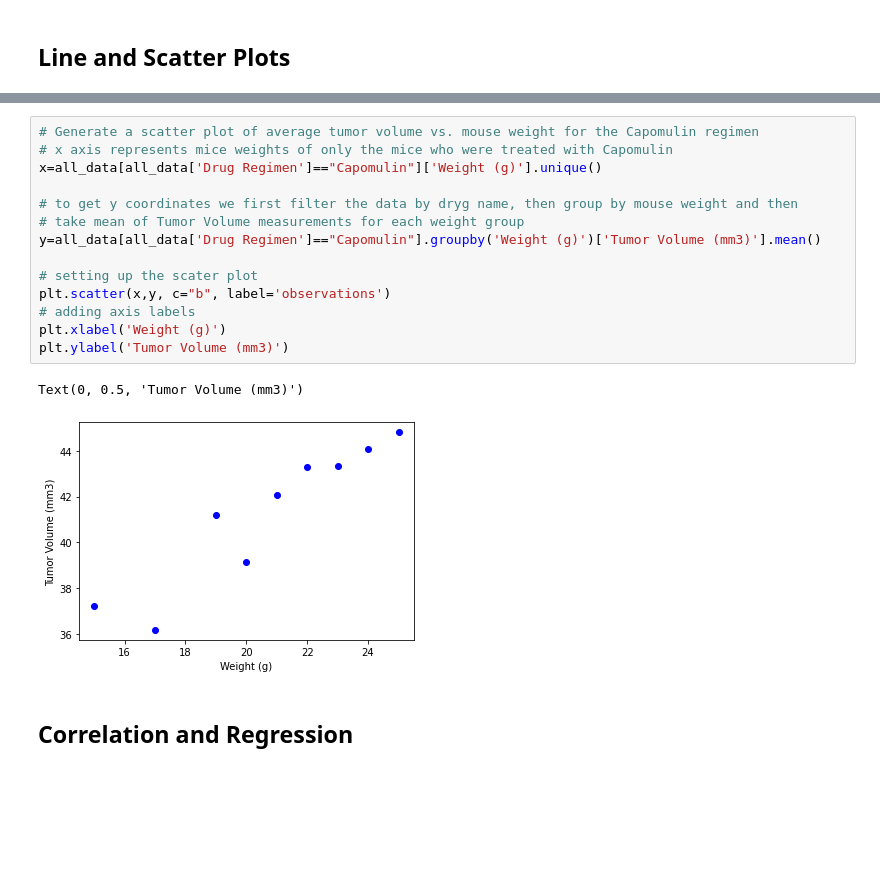
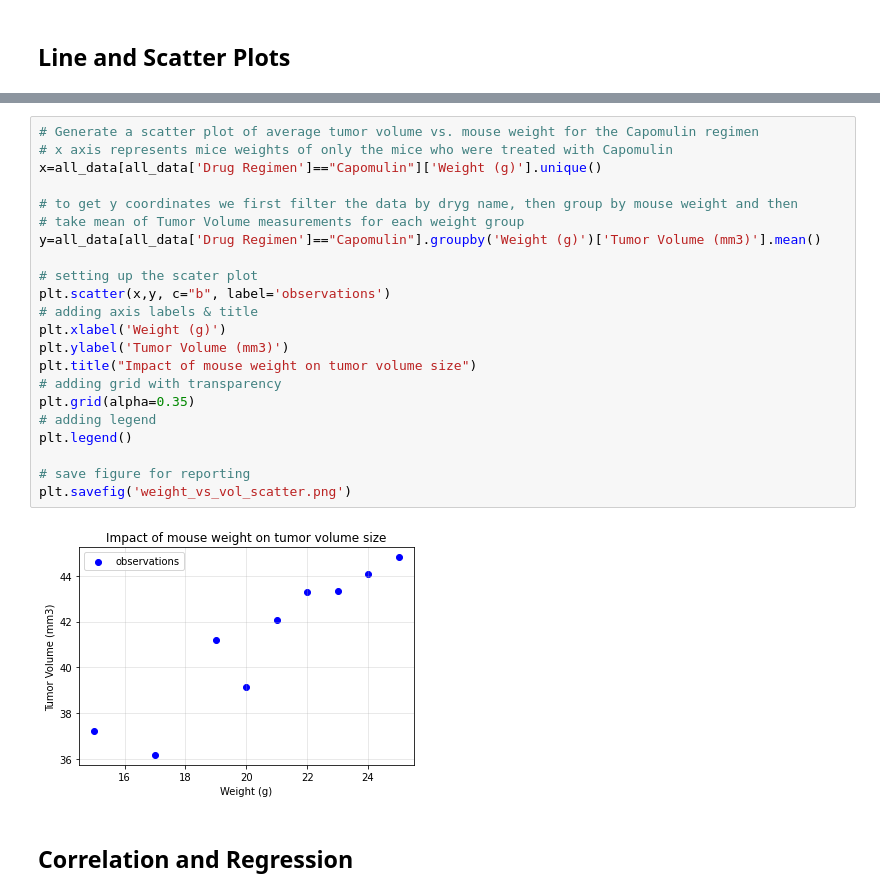
Before and after one commit to i-am-phoenix/rice-btcmp-hw5-matplotlib-challenge, a Jupyter notebook: pymaceuticals_starter.ipynb, the cells around one changed output, grey strips where cells are left out. Cells and saved outputs as stored; diff of their text form; blank space fills up the shorter version.

```diff
--- a/pymaceuticals_starter.ipynb
+++ b/pymaceuticals_starter.ipynb
@@ -378,20 +394,27 @@ plt.grid(alpha=0.25)
 # %%
 # Generate a scatter plot of average tumor volume vs. mouse weight for the Capomulin regimen
 # x axis represents mice weights of only the mice who were treated with Capomulin
 x=all_data[all_data['Drug Regimen']=="Capomulin"]['Weight (g)'].unique()
 
 # to get y coordinates we first filter the data by dryg name, then group by mouse weight and then
 # take mean of Tumor Volume measurements for each weight group
 y=all_data[all_data['Drug Regimen']=="Capomulin"].groupby('Weight (g)')['Tumor Volume (mm3)'].mean()
 
 # setting up the scater plot
 plt.scatter(x,y, c="b", label='observations')
-# adding axis labels
+# adding axis labels & title
 plt.xlabel('Weight (g)')
 plt.ylabel('Tumor Volume (mm3)')
+plt.title("Impact of mouse weight on tumor volume size")
+# adding grid with transparency
+plt.grid(alpha=0.35)
+# adding legend
+plt.legend()
+
+# save figure for reporting
+plt.savefig('weight_vs_vol_scatter.png')
 # %% [output]
-Text(0, 0.5, 'Tumor Volume (mm3)')
-[figure, old version]
+[figure, new version]
 # %% [markdown]
 ## Correlation and Regression
 # %%
```
Also changed, not shown: parts of 7 cells of this notebook, 6 other files.
